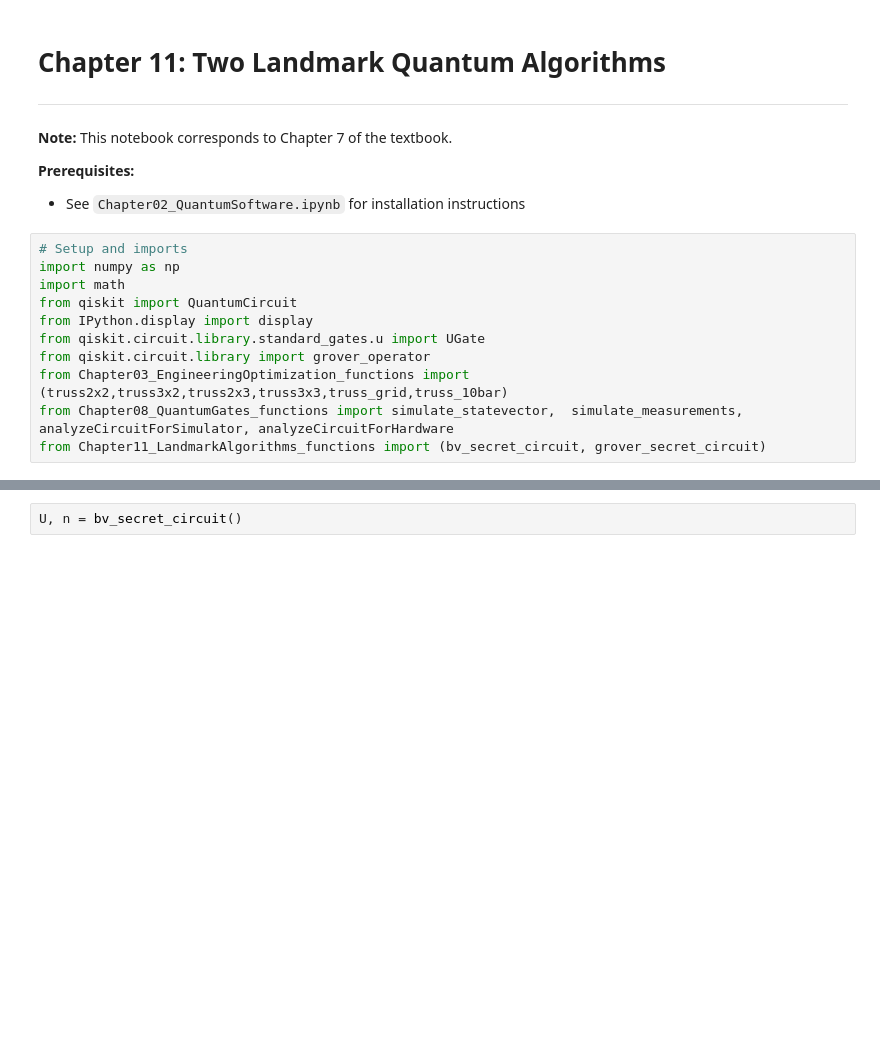
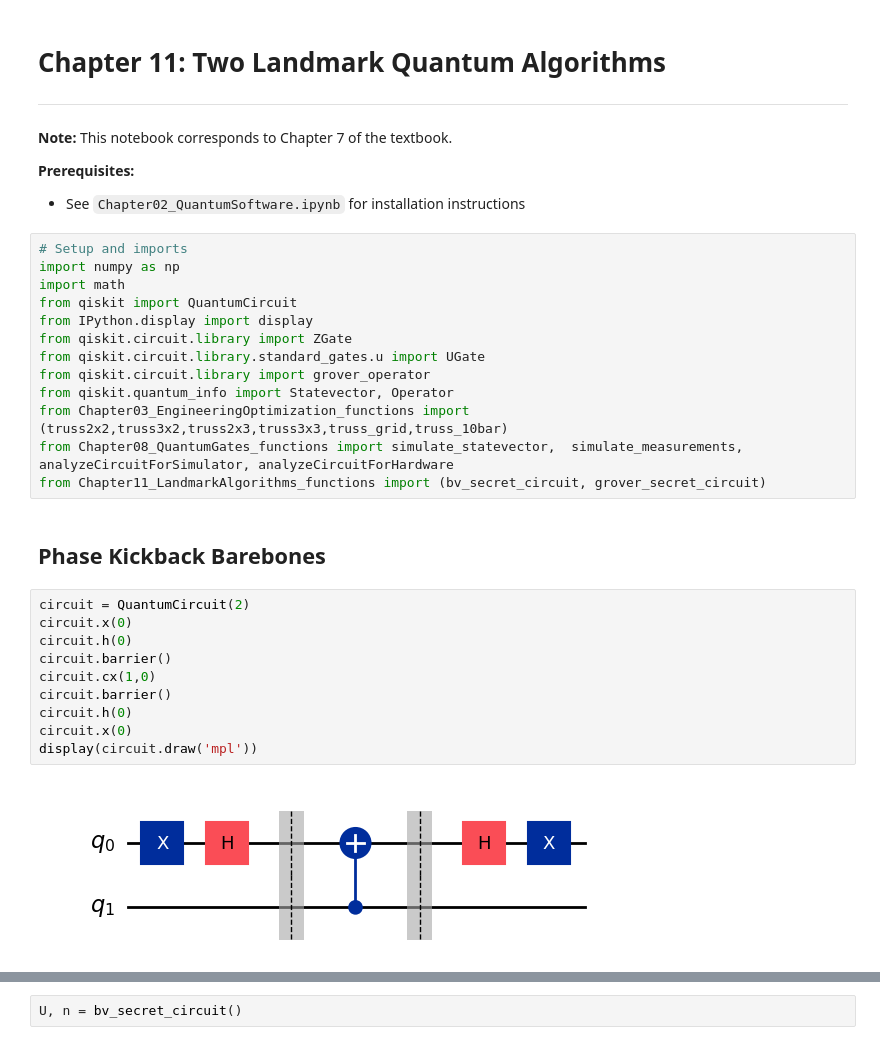
Before and after one commit to UW-ERSL/AppliedQC, a Jupyter notebook: Chapter11_LandmarkAlgorithms_notebook.ipynb, the cells around one changed output, grey strips where cells are left out. Saved outputs shown, nothing was run; the diff lists cells and outputs as text; blank space fills up the shorter version.

```diff
--- a/Chapter11_LandmarkAlgorithms_notebook.ipynb
+++ b/Chapter11_LandmarkAlgorithms_notebook.ipynb
@@ -13,8 +13,24 @@ import numpy as np
 import math
 from qiskit import QuantumCircuit
 from IPython.display import display
+from qiskit.circuit.library import ZGate
 from qiskit.circuit.library.standard_gates.u import UGate
 from qiskit.circuit.library import grover_operator
+from qiskit.quantum_info import Statevector, Operator
 from Chapter03_EngineeringOptimization_functions import (truss2x2,truss3x2,truss2x3,truss3x3,truss_grid,truss_10bar)
 from Chapter08_QuantumGates_functions import simulate_statevector,  simulate_measurements, analyzeCircuitForSimulator, analyzeCircuitForHardware
 from Chapter11_LandmarkAlgorithms_functions import (bv_secret_circuit, grover_secret_circuit)
+# %% [markdown]
+## Phase Kickback Barebones
+# %%
+circuit = QuantumCircuit(2)
+circuit.x(0)
+circuit.h(0)
+circuit.barrier()
+circuit.cx(1,0)
+circuit.barrier()
+circuit.h(0)
+circuit.x(0)
+display(circuit.draw('mpl'))
+# %% [output]
+[figure, added]
```
Also changed, not shown: parts of 11 cells of this notebook, 2 other files.
